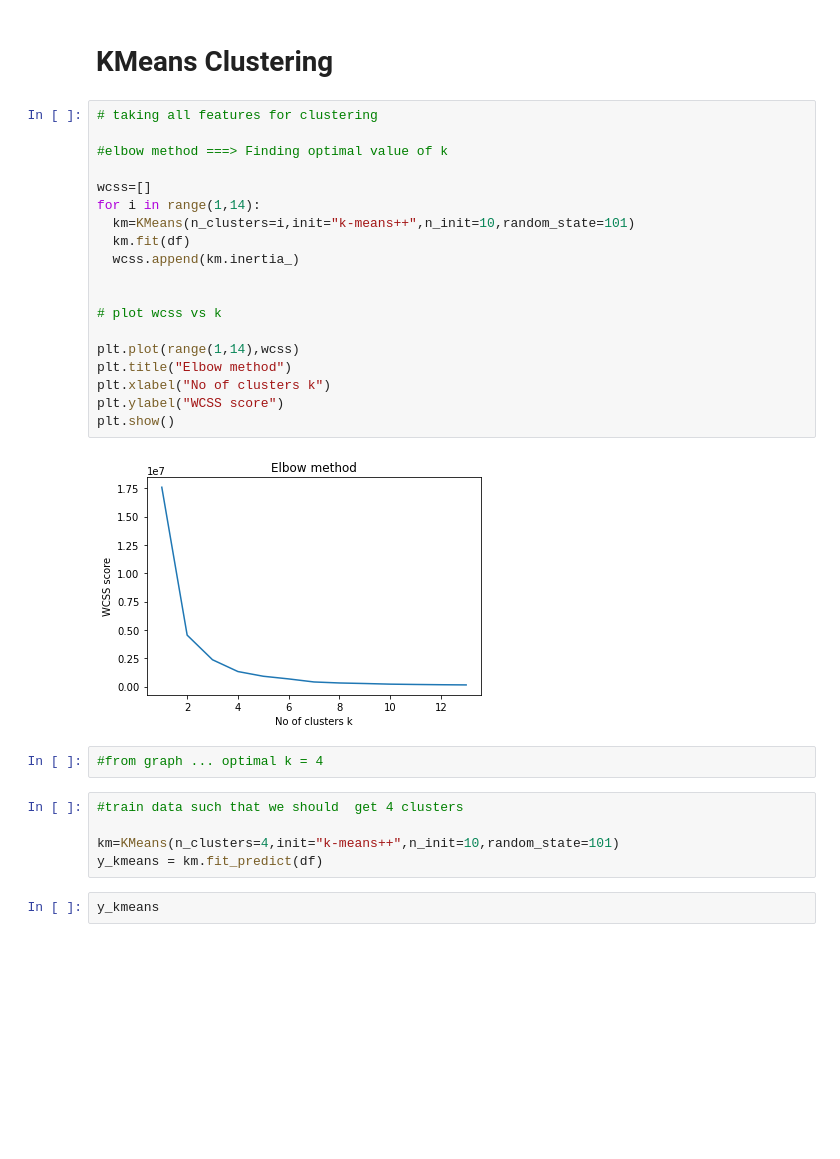
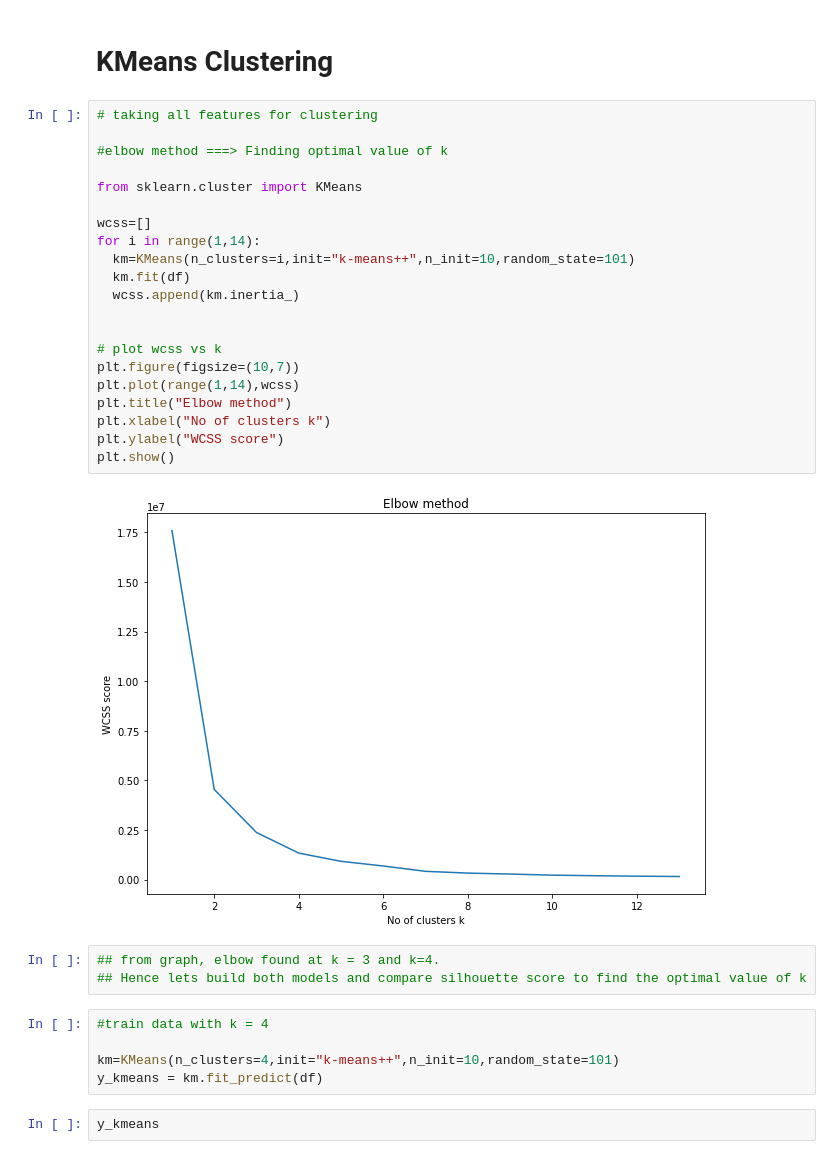
Before and after one commit to shoumis/DSA_Assigment, a Jupyter notebook: Shoumi_S_Assignment_7_Unsupervised_Learning.ipynb, the cells around one changed output. Cells and saved outputs as stored; diff of their text form; blank space fills up the shorter version.

```diff
--- a/Shoumi_S_Assignment_7_Unsupervised_Learning.ipynb
+++ b/Shoumi_S_Assignment_7_Unsupervised_Learning.ipynb
@@ -63,28 +62,31 @@ df.shape
 # %%
 # taking all features for clustering
 
 #elbow method ===> Finding optimal value of k
+
+from sklearn.cluster import KMeans
 
 wcss=[]
 for i in range(1,14):
   km=KMeans(n_clusters=i,init="k-means++",n_init=10,random_state=101)
   km.fit(df)
   wcss.append(km.inertia_)
 
 
 # plot wcss vs k
-
+plt.figure(figsize=(10,7))
 plt.plot(range(1,14),wcss)
 plt.title("Elbow method")
 plt.xlabel("No of clusters k")
 plt.ylabel("WCSS score")
 plt.show()
 # %% [output]
-[figure, old version]
+[figure, new version]
-# %%
-#from graph ... optimal k = 4
+# %%
+## from graph, elbow found at k = 3 and k=4.
+## Hence lets build both models and compare silhouette score to find the optimal value of k
 # %%
-#train data such that we should  get 4 clusters
+#train data with k = 4
 
 km=KMeans(n_clusters=4,init="k-means++",n_init=10,random_state=101)
 y_kmeans = km.fit_predict(df)
```
Also changed, not shown: parts of 38 cells of this notebook.
